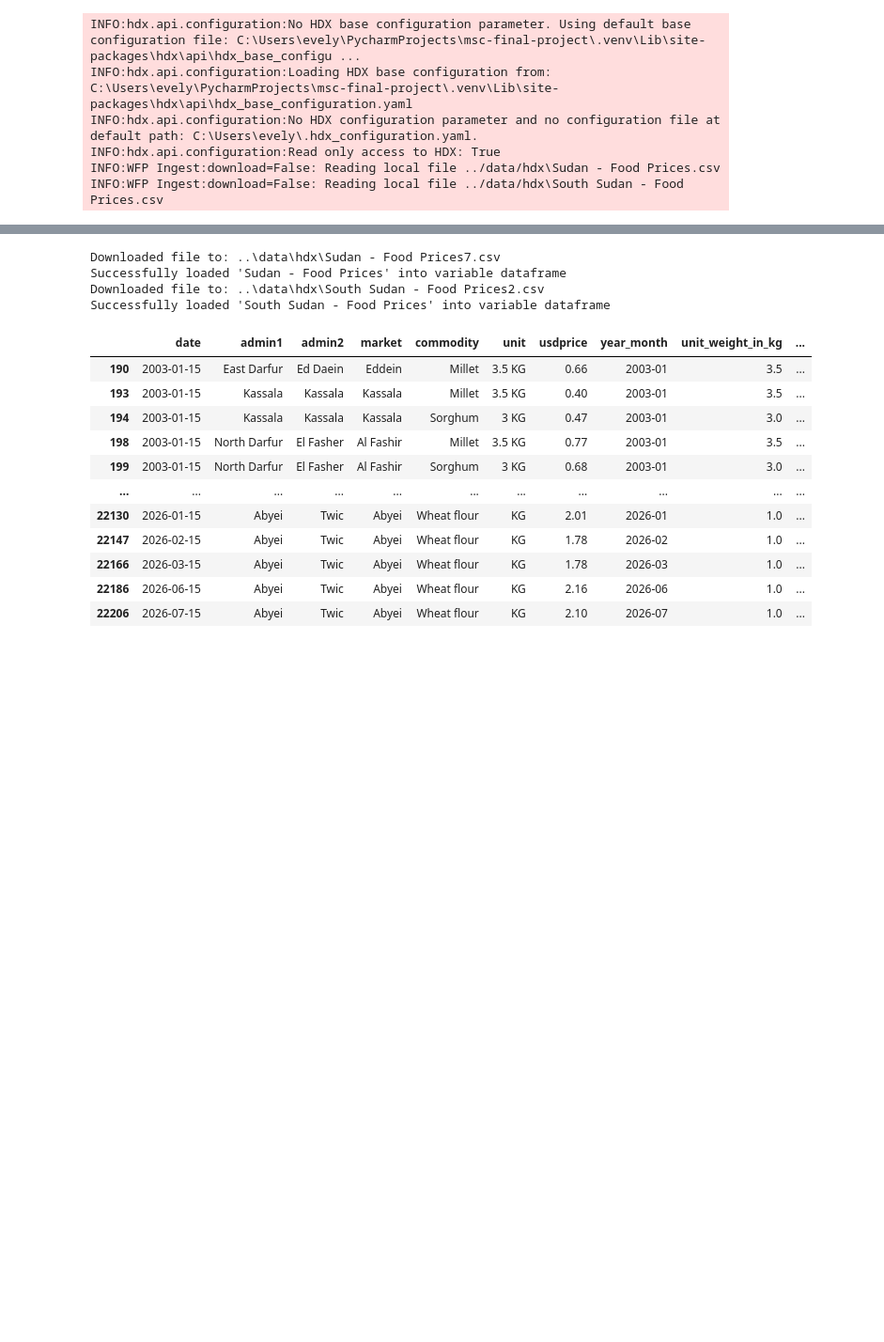
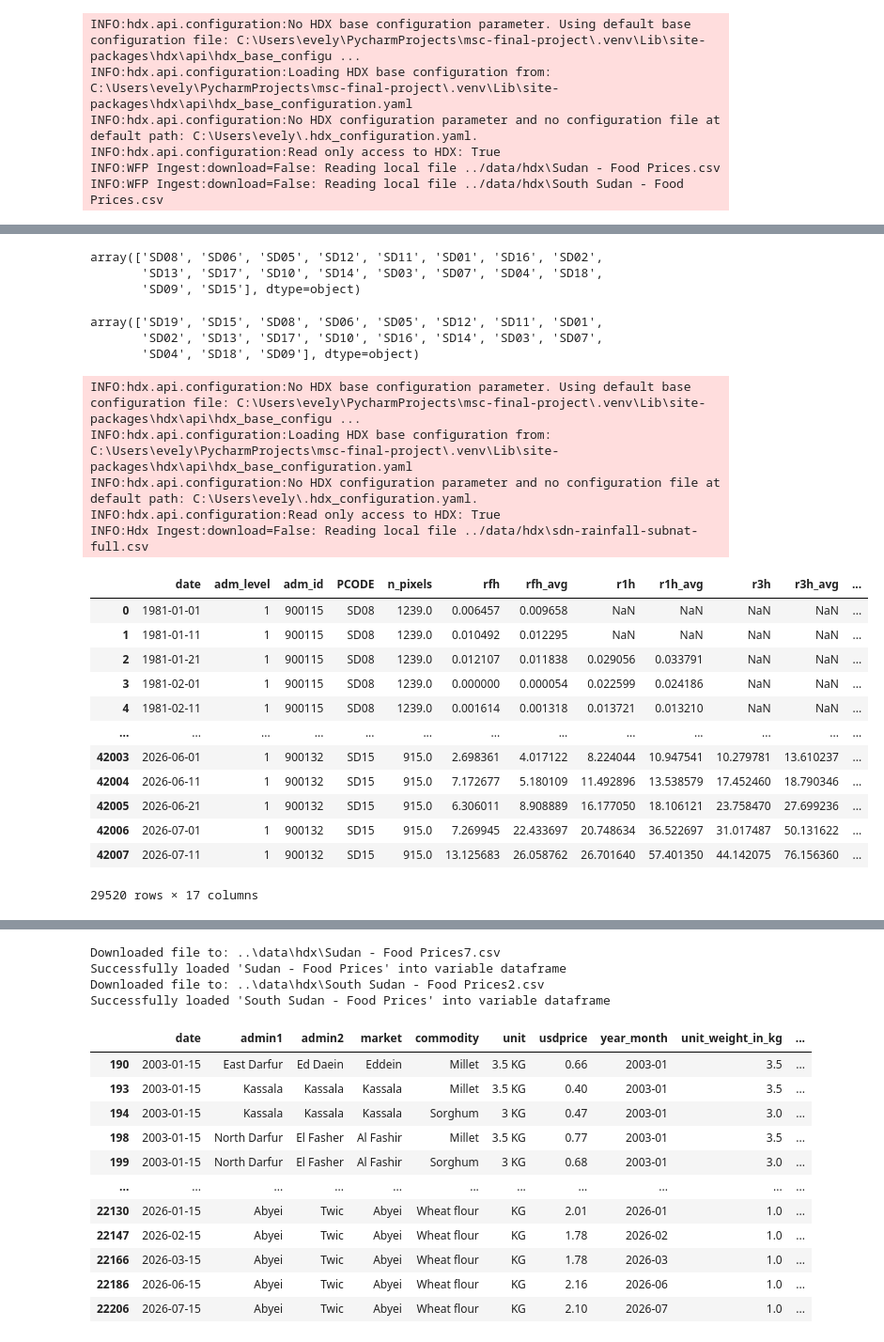
Before and after one commit to eviejones/msc-final-project, a Jupyter notebook: model/hdx.ipynb, the cells around one changed output, grey strips where cells are left out. Shown at 94% size. Saved outputs shown, nothing was run; the diff lists cells and outputs as text; code cells hidden in the pictures; blank space fills up the shorter version.

Commit message:
fix: very messy notebook playing around with rainfall

```diff
--- a/model/hdx.ipynb
+++ b/model/hdx.ipynb
@@ -56,0 +59,41 @@ df
+# %%
+rainfall_admin1["PCODE"].unique()
+# %% [output]
+array(['SD08', 'SD06', 'SD05', 'SD12', 'SD11', 'SD01', 'SD16', 'SD02',
+       'SD13', 'SD17', 'SD10', 'SD14', 'SD03', 'SD07', 'SD04', 'SD18',
+       'SD09', 'SD15'], dtype=object)
+# %%
+gdf["adm1_pcode"].unique()
+# %% [output]
+array(['SD19', 'SD15', 'SD08', 'SD06', 'SD05', 'SD12', 'SD11', 'SD01',
+       'SD02', 'SD13', 'SD17', 'SD10', 'SD16', 'SD14', 'SD03', 'SD07',
+       'SD04', 'SD18', 'SD09'], dtype=object)
+# %%
+download = False
+hdx = HdxClient()
+rainfall = hdx.get_data(dataset_name="sdn-rainfall-subnational", file_name="sdn-rainfall-subnat-full",
+                        file_type="csv", download=download)
+rainfall_admin1 = rainfall[rainfall["adm_level"] == 1].copy()
+rainfall_admin1["region"] = rainfall_admin1["PCODE"].map(SUDAN_PCODE_MAPPING)
+rainfall_admin1["date"] = pd.to_datetime(rainfall_admin1["date"])
+rainfall_admin1["year_month"] = rainfall_admin1["date"].dt.to_period("M")
+rainfall_admin1
+# %% [output]
+INFO:hdx.api.configuration:No HDX base configuration parameter. Using default base configuration file: C:\Users\evely\PycharmProjects\msc-final-project\.venv\Lib\site-packages\hdx\api\hdx_base_configu ...
+INFO:hdx.api.configuration:Loading HDX base configuration from: C:\Users\evely\PycharmProjects\msc-final-project\.venv\Lib\site-packages\hdx\api\hdx_base_configuration.yaml
+INFO:hdx.api.configuration:No HDX configuration parameter and no configuration file at default path: C:\Users\evely\.hdx_configuration.yaml.
+INFO:hdx.api.configuration:Read only access to HDX: True
+INFO:Hdx Ingest:download=False: Reading local file ../data/hdx\sdn-rainfall-subnat-full.csv
+|  | date | adm_level | adm_id | PCODE | n_pixels | rfh | rfh_avg | r1h | r1h_avg | r3h | r3h_avg | ... |
+| 0 | 1981-01-01 | 1 | 900115 | SD08 | 1239.0 | 0.006457 | 0.009658 | NaN | NaN | NaN | NaN | ... |
+| 1 | 1981-01-11 | 1 | 900115 | SD08 | 1239.0 | 0.010492 | 0.012295 | NaN | NaN | NaN | NaN | ... |
+| 2 | 1981-01-21 | 1 | 900115 | SD08 | 1239.0 | 0.012107 | 0.011838 | 0.029056 | 0.033791 | NaN | NaN | ... |
+| 3 | 1981-02-01 | 1 | 900115 | SD08 | 1239.0 | 0.000000 | 0.000054 | 0.022599 | 0.024186 | NaN | NaN | ... |
+| 4 | 1981-02-11 | 1 | 900115 | SD08 | 1239.0 | 0.001614 | 0.001318 | 0.013721 | 0.013210 | NaN | NaN | ... |
+| ... | ... | ... | ... | ... | ... | ... | ... | ... | ... | ... | ... | ... |
+| 42003 | 2026-06-01 | 1 | 900132 | SD15 | 915.0 | 2.698361 | 4.017122 | 8.224044 | 10.947541 | 10.279781 | 13.610237 | ... |
+| 42004 | 2026-06-11 | 1 | 900132 | SD15 | 915.0 | 7.172677 | 5.180109 | 11.492896 | 13.538579 | 17.452460 | 18.790346 | ... |
+| 42005 | 2026-06-21 | 1 | 900132 | SD15 | 915.0 | 6.306011 | 8.908889 | 16.177050 | 18.106121 | 23.758470 | 27.699236 | ... |
+| 42006 | 2026-07-01 | 1 | 900132 | SD15 | 915.0 | 7.269945 | 22.433697 | 20.748634 | 36.522697 | 31.017487 | 50.131622 | ... |
+| 42007 | 2026-07-11 | 1 | 900132 | SD15 | 915.0 | 13.125683 | 26.058762 | 26.701640 | 57.401350 | 44.142075 | 76.156360 | ... |
+29520 rows × 17 columns
```
Also changed, not shown: parts of 22 cells of this notebook.
